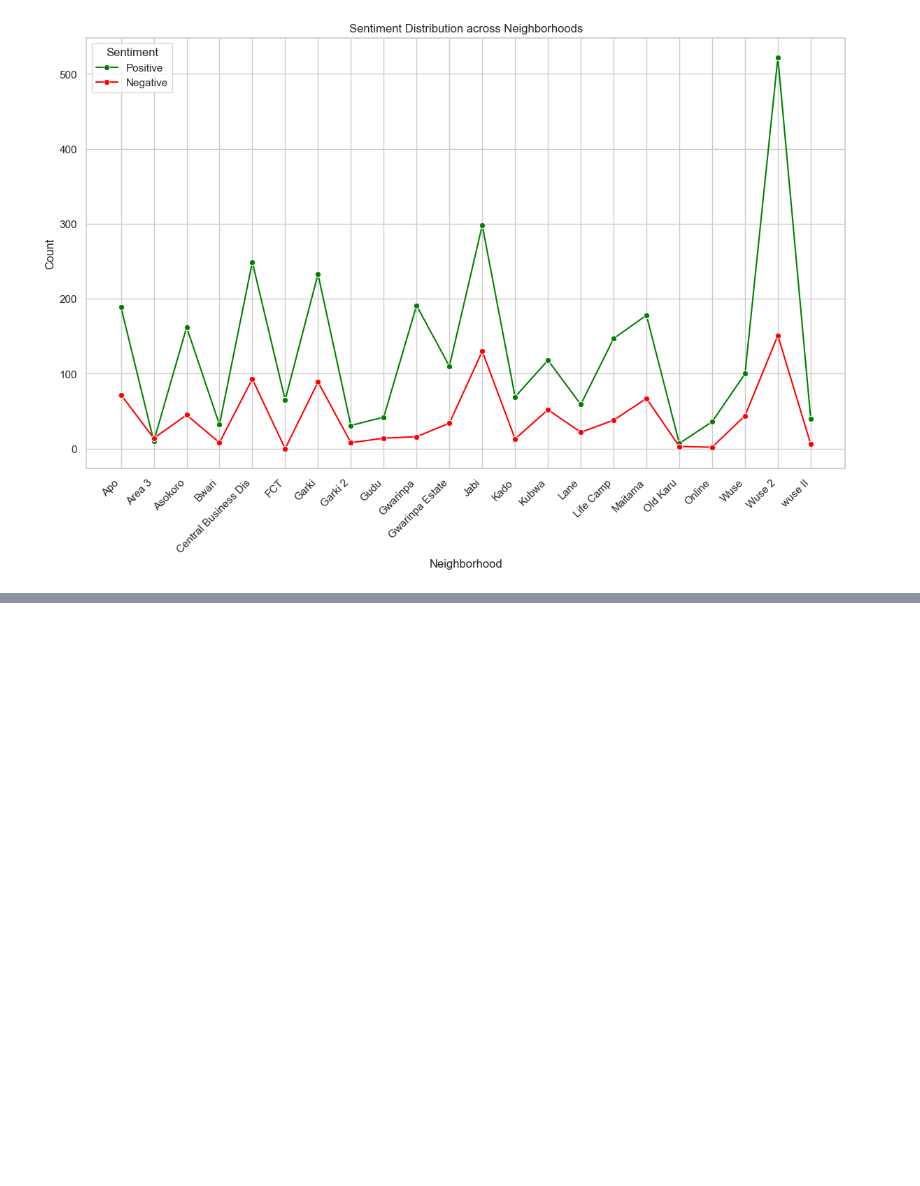
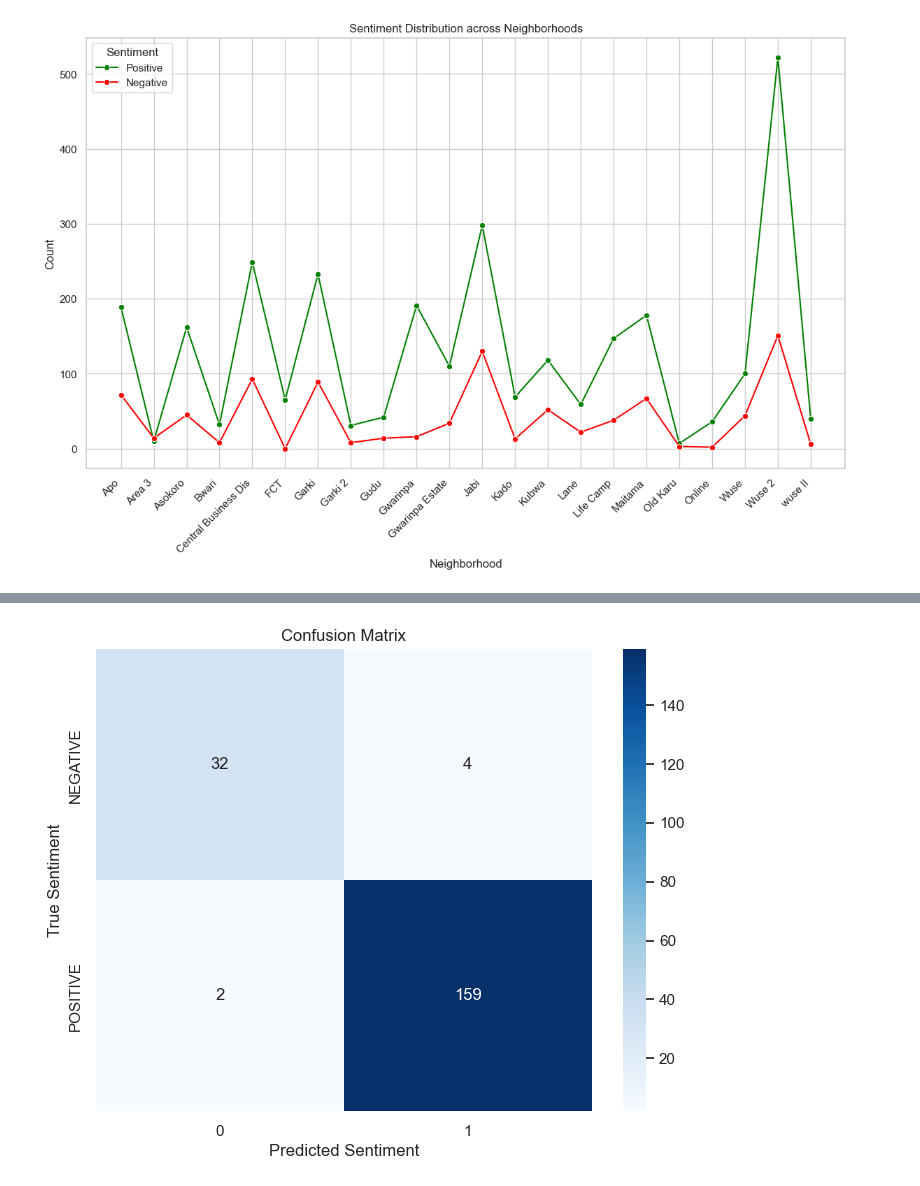
Before and after one commit to Fiki-josh/sentiment_health, a Jupyter notebook: notebooks/book.ipynb, the cells around one changed output, grey strips where cells are left out. Drawn from its saved outputs; the diff is of its cells as text; code cells hidden in the pictures; blank space fills up the shorter version.

```diff
--- a/notebooks/book.ipynb
+++ b/notebooks/book.ipynb
@@ -493,0 +607,20 @@ plt.show()
+# %%
+manual_validation_data = pd.read_csv('../file/manual_validation_data.csv')
+
+# Filter out neutral ratings if not needed
+manual_validation_data = manual_validation_data[manual_validation_data['true_sentiment'] != 'NETURAL']
+
+# Calculate performance metrics
+accuracy = accuracy_score(manual_validation_data['true_sentiment'], manual_validation_data['sentiment'])
+precision = precision_score(manual_validation_data['true_sentiment'], manual_validation_data['sentiment'], pos_label='POSITIVE', average='binary')
+recall = recall_score(manual_validation_data['true_sentiment'], manual_validation_data['sentiment'], pos_label='POSITIVE', average='binary')
+f1 = f1_score(manual_validation_data['true_sentiment'], manual_validation_data['sentiment'], pos_label='POSITIVE', average='binary')
+conf_matrix = confusion_matrix(manual_validation_data['true_sentiment'], manual_validation_data['sentiment'])
+
+# Display results
+print("Accuracy:", accuracy)
+print("Precision:", precision)
+print("Recall:", recall)
+print("F1-Score:", f1)
+print("Confusion Matrix:\n", conf_matrix)
+print("\nClassification Report:\n", classification_report(manual_validation_data['true_sentiment'], manual_validation_data['sentiment']))
@@ -493,0 +645,10 @@ plt.show()
+# %%
+## Heatmap for confusion matrix on manual validation data
+plt.figure(figsize=(8, 6))
+sns.heatmap(conf_matrix, annot=True, fmt='d', cmap='Blues', yticklabels=['NEGATIVE', 'POSITIVE'])
+plt.title('Confusion Matrix')
+plt.xlabel('Predicted Sentiment')
+plt.ylabel('True Sentiment')
+plt.show()
+# %% [output]
+[figure, added]
```
Also changed, not shown: parts of 6 cells of this notebook, 4 other files.
